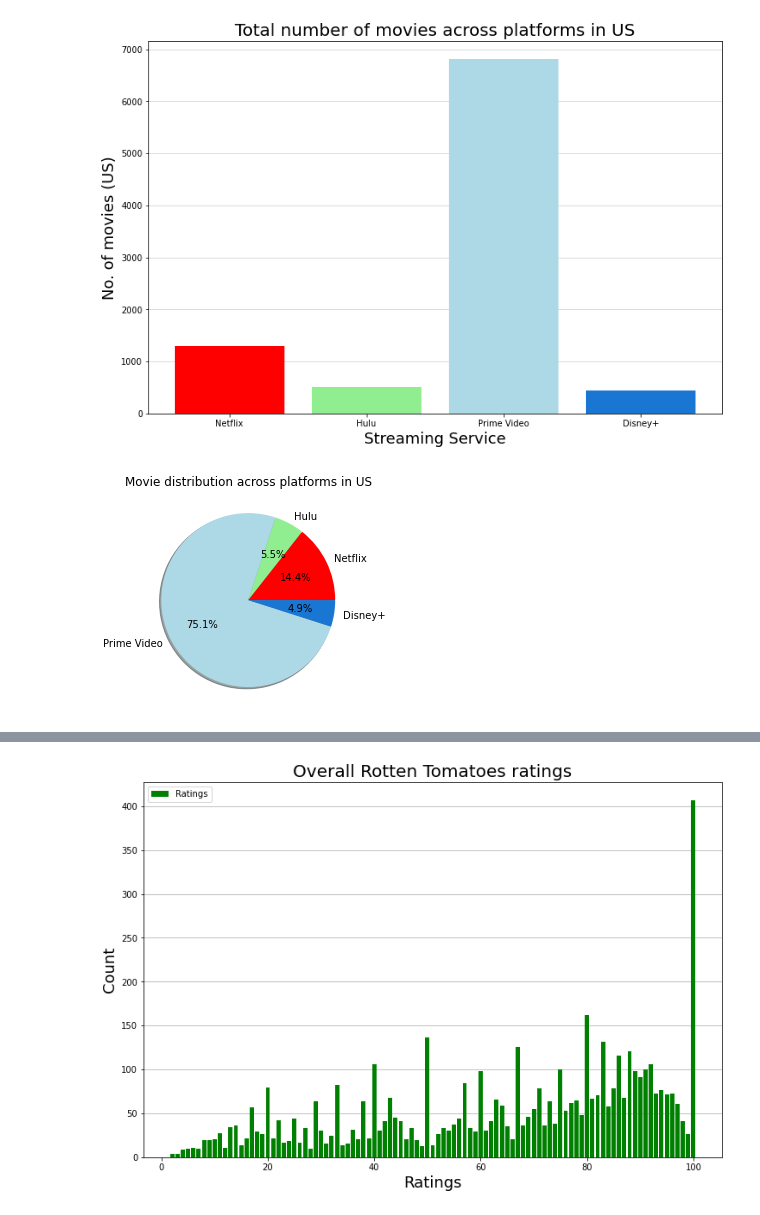
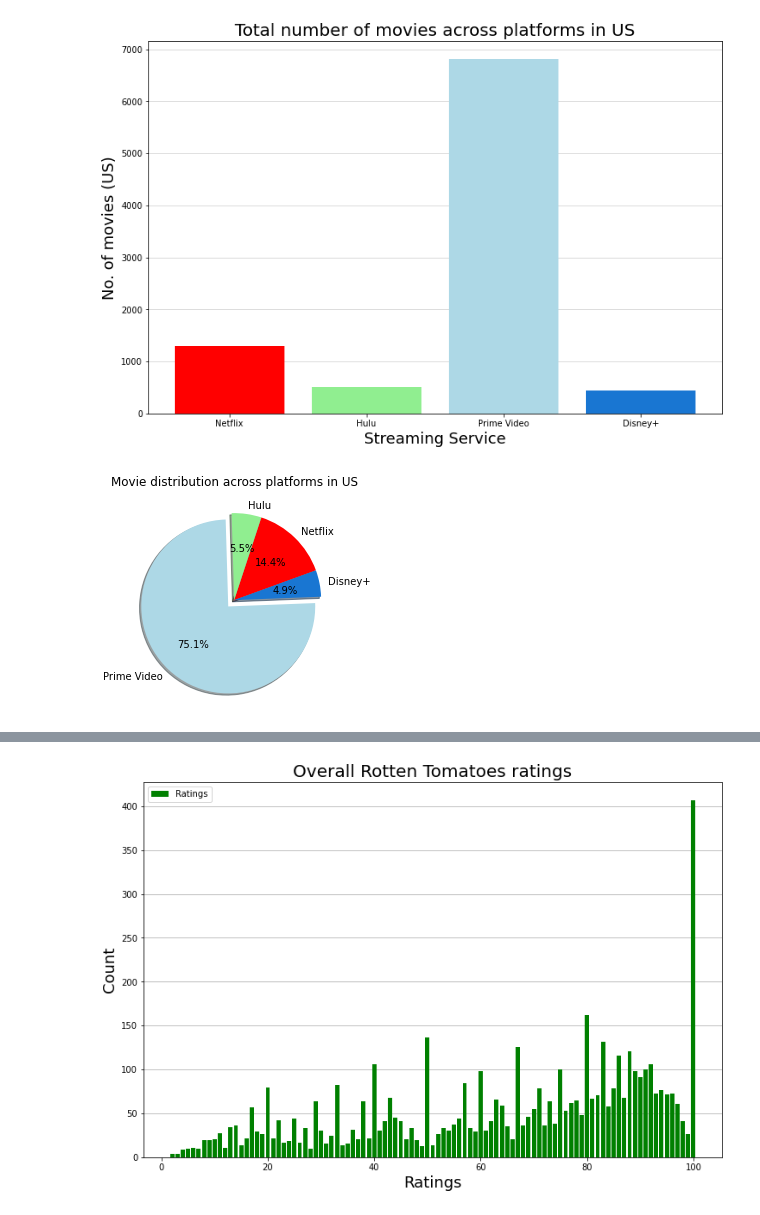
Before and after one commit to jacance/streaming-service-analysis, a Jupyter notebook: huluprimeflix_tara.ipynb, the cells around one changed output, grey strips where cells are left out. Drawn from its saved outputs; the diff is of its cells as text; code cells hidden in the pictures.

```diff
--- a/huluprimeflix_tara.ipynb
+++ b/huluprimeflix_tara.ipynb
@@ -592,13 +592,15 @@ plt.show()
 # %% [output]
 [figure]
 # %%
+explode = (0, 0, 0.1, 0)
 plt.pie(USmovies_count['No. of movies (US)'], labels=streaming_services,
-        colors=["red", "lightgreen", "lightblue", "#1976d2"], shadow=True, autopct="%1.1f%%")
+        colors=["red", "lightgreen", "lightblue", "#1976d2"], shadow=True, autopct="%1.1f%%",
+       explode= explode, startangle=20)
 
 plt.title("Movie distribution across platforms in US")
 plt.show()
 # %% [output]
-[figure, old version]
+[figure, new version]
 # %%
 #Analysing no. of movies in each streaming service for their Rotten Tomotaes scoring
 
```
Also changed, not shown: parts of 20 cells of this notebook.
